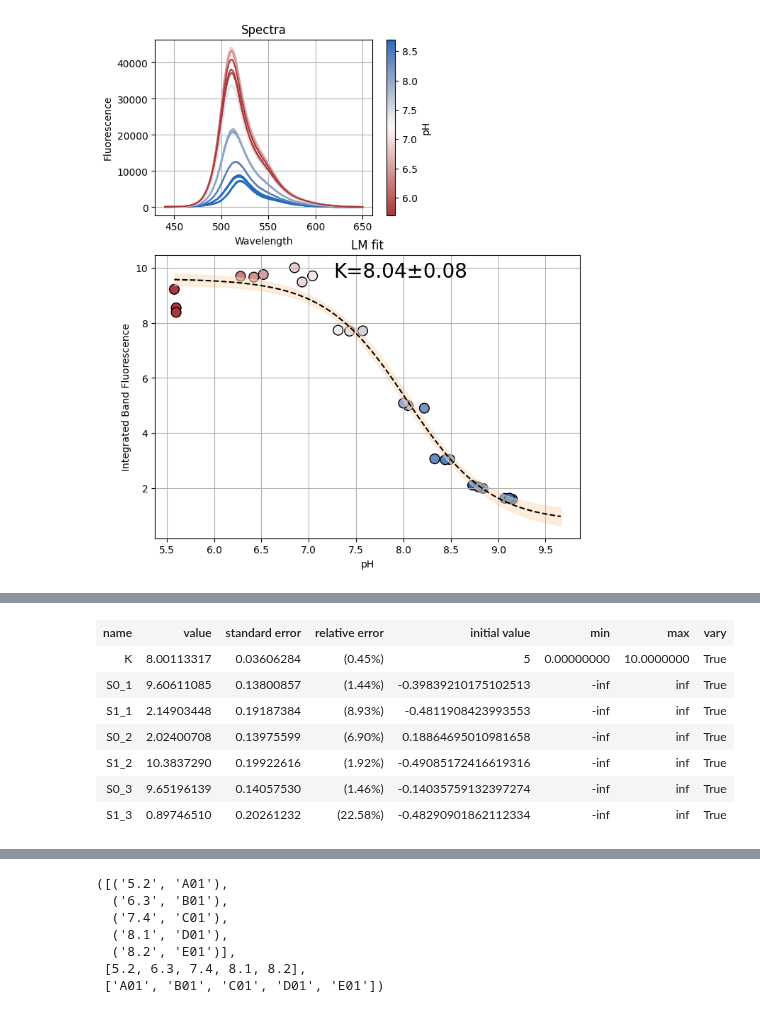
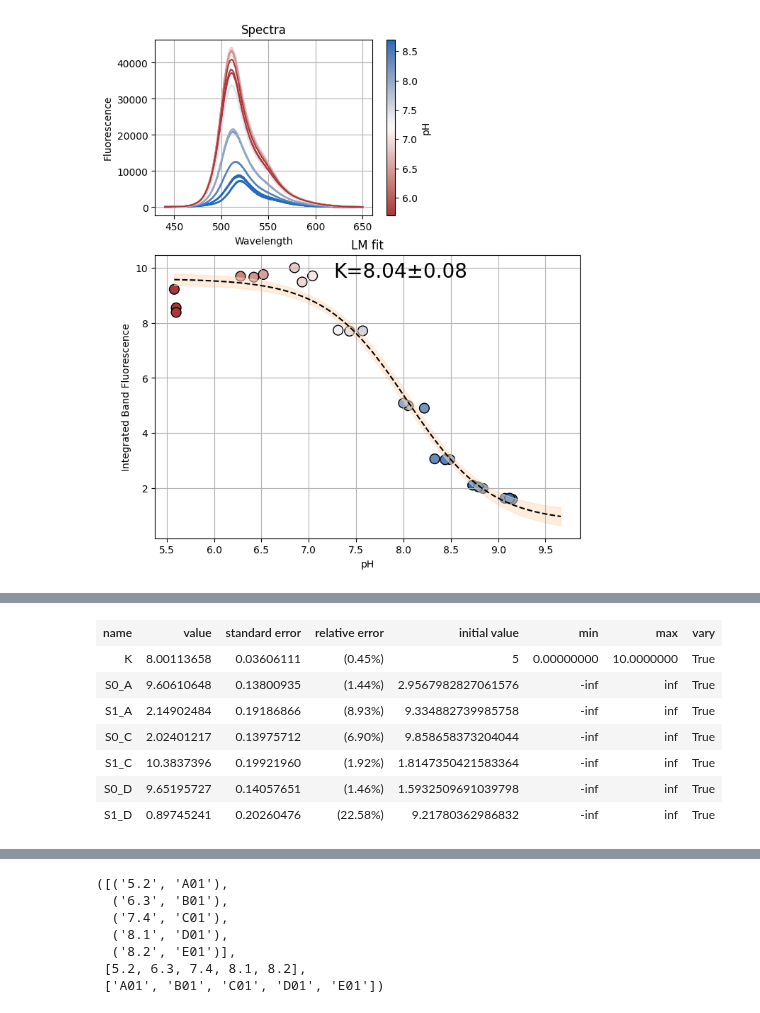
Before and after one commit to darosio/ClopHfit, a Jupyter notebook: docs/tutorials/prenspire.ipynb, the cells around one changed output, grey strips where cells are left out. Saved outputs shown, nothing was run; the diff lists cells and outputs as text; code cells hidden in the pictures.

```diff
--- a/docs/tutorials/prenspire.ipynb
+++ b/docs/tutorials/prenspire.ipynb
@@ -164,17 +171,24 @@ spectra_D = nn.titrations["NTT-G10"][20.0]["Cl_0.0"]["D"]
 figA, resA = analyze_spectra(spectra_A, "pH", (466, 510))
 figC, resC = analyze_spectra(spectra_C, "pH", (470, 500))
 figD, resD = analyze_spectra(spectra_D, "pH", (450, 600))
-# Combine the data from all datasets into a single 1D array
-x_combined = [resA.userkws["x"], resC.userkws["x"], resD.userkws["x"]]
-y_combined = [resA.data, resC.data, resD.data]
+
+# Combine the data from all datasets
+x_combined = {"A": resA.userkws["x"], "C": resC.userkws["x"], "D": resD.userkws["x"]}
+y_combined = {"A": resA.data, "C": resC.data, "D": resD.data}
 # %% [output]
 [figure]
 [figure]
 [figure]
 # %%
 dbands = {"A": (466, 510), "C": (470, 500), "D": (450, 600)}
-f, res = analyze_spectra_glob(
+dbands = {
+    "A": (466, 510),
+    "C": (470, 500),
+}
+# dbands = {"A": (466, 510), }
+# dbands = {}
+tup = analyze_spectra_glob(
     nn.titrations["NTT-G10"][20.0]["Cl_0.0"], "pH", dbands, x_combined, y_combined
 )
-res
+tup
 # %% [output]
@@ -242,20 +232,20 @@ import lmfit
 ndata = len(x_combined)
 params = lmfit.Parameters()
 params.add("K", value=5, min=0, max=10)
-for i in range(ndata):
-    params.add(f"S0_{i+1}", value=1.0 * np.random.rand() - 0.5)
-    params.add(f"S1_{i+1}", value=0.02 * np.random.rand() - 0.5)
+for label in x_combined:
+    params.add(f"S0_{label}", value=y_combined[label][0])
+    params.add(f"S1_{label}", value=y_combined[label][-1])
 # %%
 result = lmfit.minimize(
-    _binding_residuals, params, args=(_binding_pk, x_combined, data)
+    _binding_residuals, params, args=(_binding_pk, x_combined, y_combined)
 )
 result.params
 # %% [output]
 | name | value | standard error | relative error | initial value | min | max | vary |
-| K | 8.00113317 | 0.03606284 | (0.45%) | 5 | 0.00000000 | 10.0000000 | True |
-| S0_1 | 9.60611085 | 0.13800857 | (1.44%) | -0.39839210175102513 | -inf | inf | True |
-| S1_1 | 2.14903448 | 0.19187384 | (8.93%) | -0.4811908423993553 | -inf | inf | True |
-| S0_2 | 2.02400708 | 0.13975599 | (6.90%) | 0.18864695010981658 | -inf | inf | True |
-| S1_2 | 10.3837290 | 0.19922616 | (1.92%) | -0.49085172416619316 | -inf | inf | True |
-| S0_3 | 9.65196139 | 0.14057530 | (1.46%) | -0.14035759132397274 | -inf | inf | True |
-| S1_3 | 0.89746510 | 0.20261232 | (22.58%) | -0.48290901862112334 | -inf | inf | True |
+| K | 8.00113658 | 0.03606111 | (0.45%) | 5 | 0.00000000 | 10.0000000 | True |
+| S0_A | 9.60610648 | 0.13800935 | (1.44%) | 2.9567982827061576 | -inf | inf | True |
+| S1_A | 2.14902484 | 0.19186866 | (8.93%) | 9.334882739985758 | -inf | inf | True |
+| S0_C | 2.02401217 | 0.13975712 | (6.90%) | 9.858658373204044 | -inf | inf | True |
+| S1_C | 10.3837396 | 0.19921960 | (1.92%) | 1.8147350421583364 | -inf | inf | True |
+| S0_D | 9.65195727 | 0.14057651 | (1.46%) | 1.5932509691039798 | -inf | inf | True |
+| S1_D | 0.89745241 | 0.20260476 | (22.58%) | 9.21780362986832 | -inf | inf | True |
```
Also changed, not shown: parts of 9 cells of this notebook, 7 other files.
